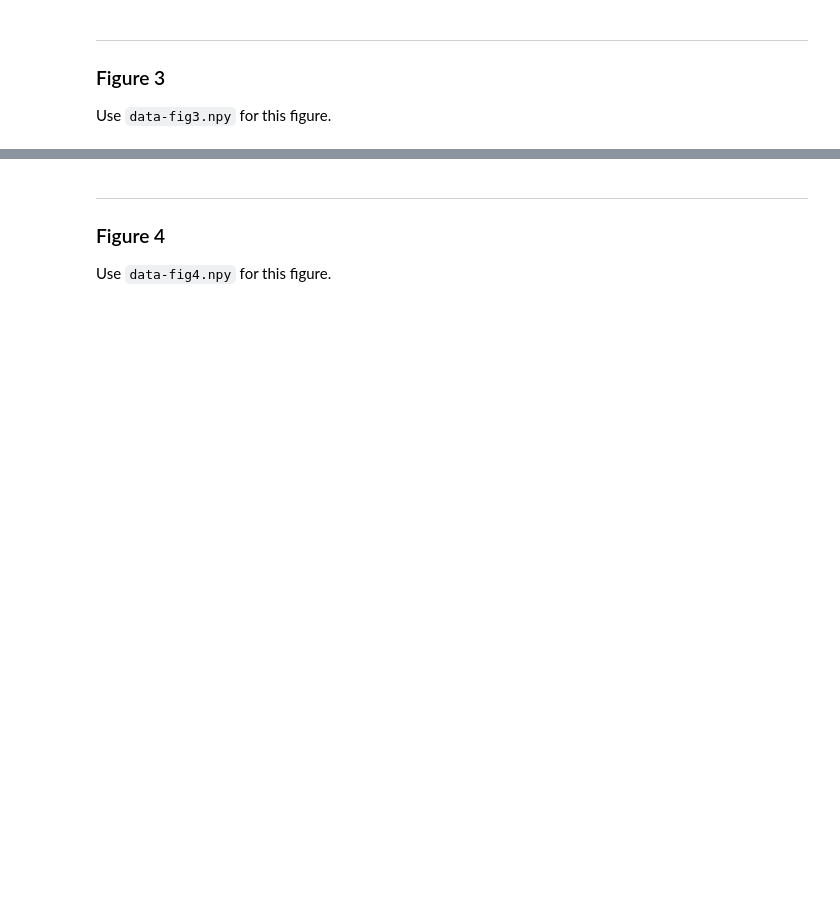
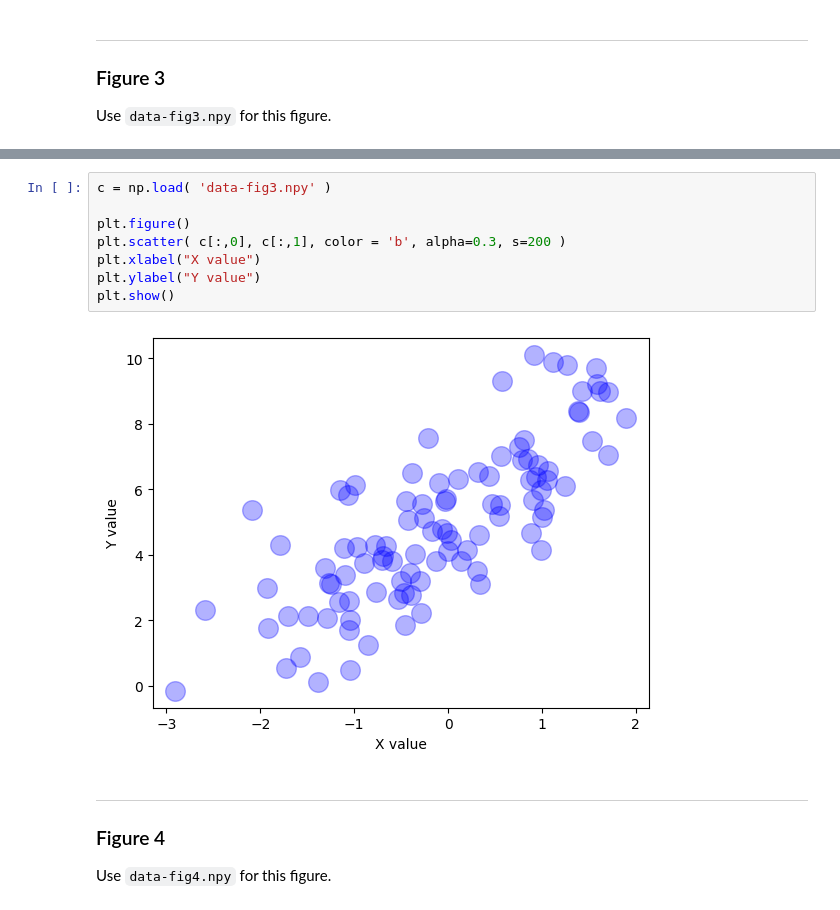
Before and after one commit to qilrkf/DataAnalysisAssignments, a Jupyter notebook: Assn-3.ipynb, the cells around one changed output, grey strips where cells are left out. Drawn from its saved outputs; the diff is of its cells as text; blank space fills up the shorter version.

```diff
--- a/Assn-3.ipynb
+++ b/Assn-3.ipynb
@@ -51,3 +62,13 @@ Use `data-fig3.npy` for this figure.
+# %%
+c = np.load( 'data-fig3.npy' )
+
+plt.figure()
+plt.scatter( c[:,0], c[:,1], color = 'b', alpha=0.3, s=200 )
+plt.xlabel("X value")
+plt.ylabel("Y value")
+plt.show()
+# %% [output]
+[figure, added]
 # %% [markdown]
 ___
 
```
Also changed, not shown: parts of 12 cells of this notebook.
